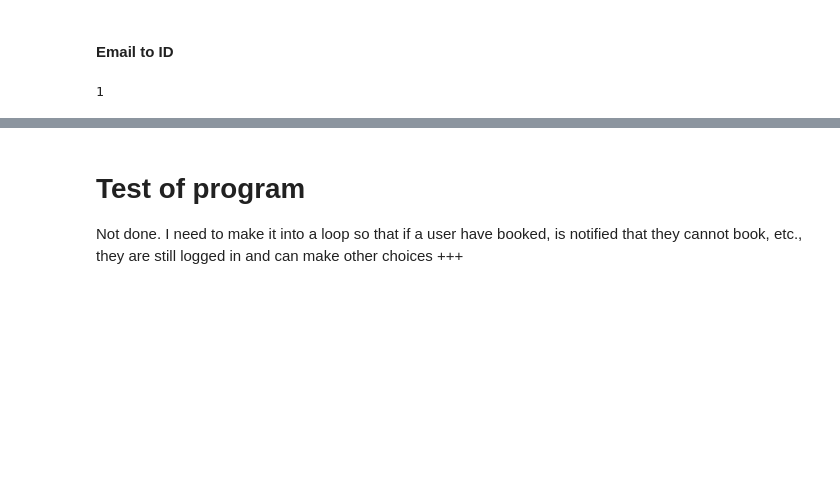
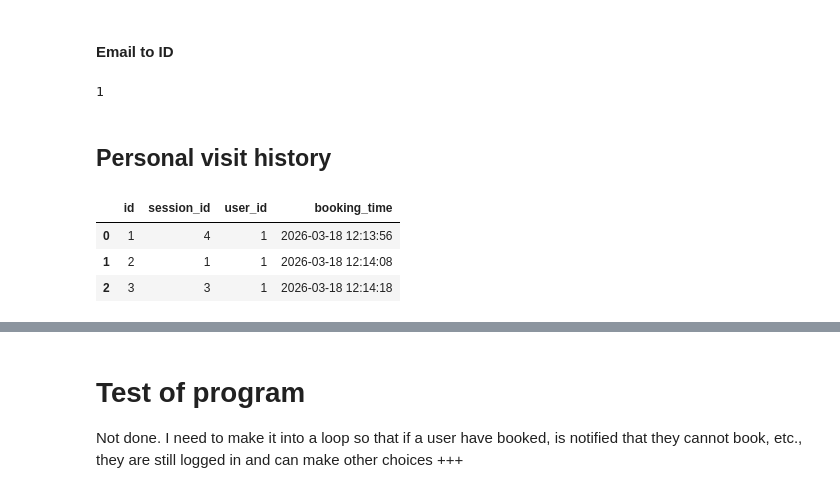
Before and after one commit to neneva-ramsen/training-center-db, a Jupyter notebook: testing.ipynb, the cells around one changed output, grey strips where cells are left out. Drawn from its saved outputs; the diff is of its cells as text; code cells hidden in the pictures; blank space fills up the shorter version.

```diff
--- a/testing.ipynb
+++ b/testing.ipynb
@@ -617,3 +672,16 @@ def attendance_registration(session_id, timestamp, attended):
     # attended = attended
 
     cur.execute("""INSERT INTO attendances (session_booking_id, timestamp, attended) VALUES (?, ?, ?)""", (session_id, timestamp, attended))
+# %% [markdown]
+## Personal visit history
+# %%
+# Query the database
+import pandas as pd
+df = pd.read_sql_query("SELECT * FROM session_bookings", conn)
+
+df
+# %% [output]
+|  | id | session_id | user_id | booking_time |
+| 0 | 1 | 4 | 1 | 2026-03-18 12:13:56 |
+| 1 | 2 | 1 | 1 | 2026-03-18 12:14:08 |
+| 2 | 3 | 3 | 1 | 2026-03-18 12:14:18 |
```
Also changed, not shown: parts of 8 cells of this notebook.
